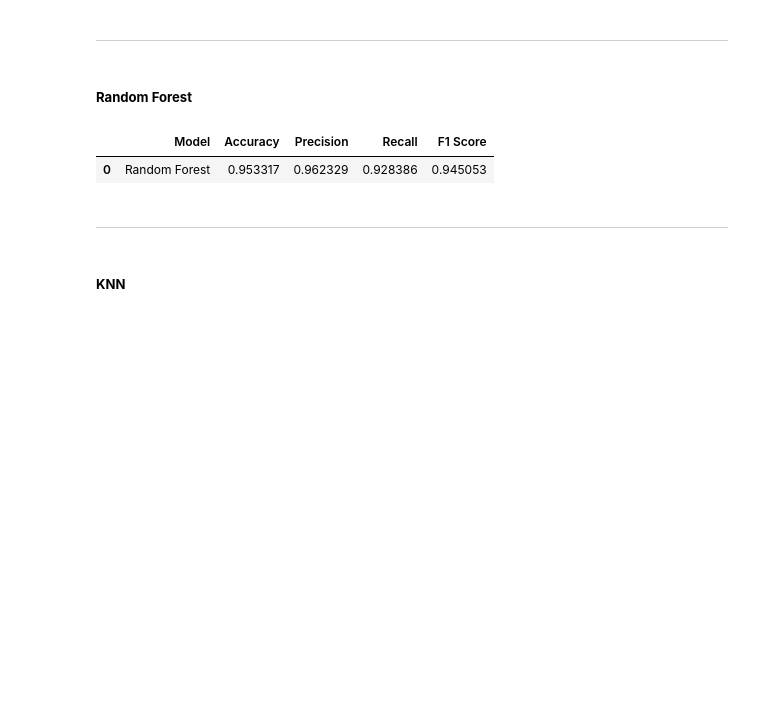
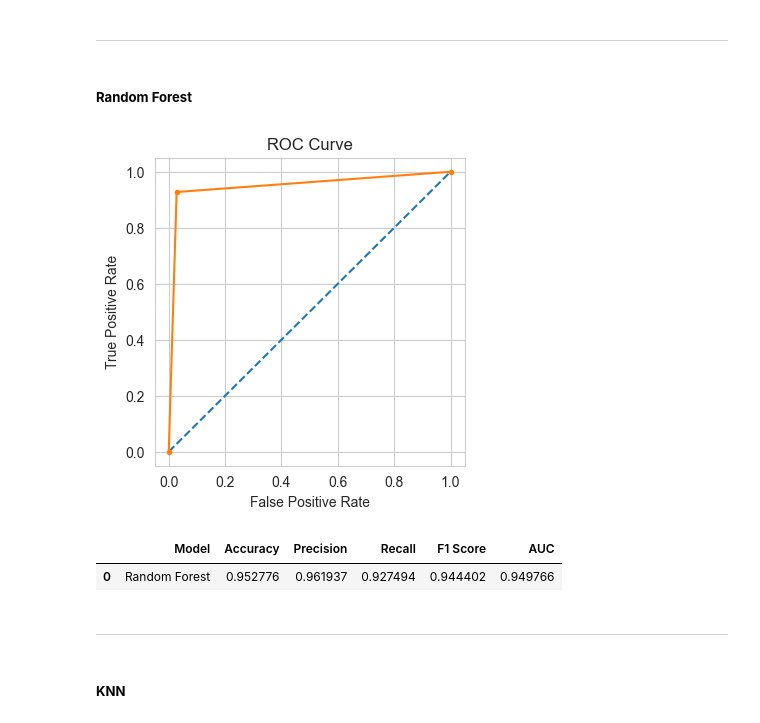
Before and after one commit to Chargent/Trains-Customers-Satisfaction-Machine-Learning-Project, a Jupyter notebook: main.ipynb, the cells around one changed output. Saved outputs shown, nothing was run; the diff lists cells and outputs as text; code cells hidden in the pictures; blank space fills up the shorter version.

```diff
--- a/main.ipynb
+++ b/main.ipynb
@@ -881,7 +888,7 @@ DT_gridcv = GridSearchCV(
 DT_gridcv.fit(training, training_check)
 
 # Printing the best parameters
-grid_bestparams_DT = DT_gridcv.bestparams
+grid_bestparams_DT = DT_gridcv.best_params_
 print(f"Best paramters: {grid_bestparams_DT}")
 
 # Initializing the model with the best parameters
@@ -944,7 +961,7 @@ RF_randcv = RandomizedSearchCV(
     Random_Forest,
     scoring='accuracy',
     param_distributions=random_grid_RF,
-    n_iter=3,
+    n_iter=10,
     cv=5,
     verbose=1,
     random_state=69,
@@ -1269,33 +1310,34 @@ cm
 # %%
 #run the model on the test set using the best parameters
 prediction_RF = RF_bestparams.predict(test_encoded)
 
 # Calculating the performance metrics
 accuracy_RF = accuracy_score(test_check, prediction_RF)
 precision_RF = precision_score(test_check, prediction_RF)
 recall_RF = recall_score(test_check, prediction_RF)
 f1_RF = f1_score(test_check, prediction_RF)
 
 # Calculting the ROC Score
-fpr, tpr, thresholds = roc_curve(validation_test_check, prediction_RF)
+fpr, tpr, thresholds = roc_curve(test_check, prediction_RF)
 auc_RF = auc(fpr, tpr)
 
 # Plotting the ROC Curve
 plt.plot([0, 1], [0, 1], linestyle='--')
 plt.plot(fpr, tpr, marker='.')
 plt.rcParams['figure.figsize'] = [4, 4]
 plt.title('ROC Curve')
 plt.xlabel('False Positive Rate')
 plt.ylabel('True Positive Rate')
 plt.show()
 
 # Printing the results in a dataframe
 results_rf = pd.DataFrame(data=[['Random Forest', accuracy_RF, precision_RF, recall_RF, f1_RF, auc_RF]],
                         columns=['Model', 'Accuracy', 'Precision', 'Recall', 'F1 Score', 'AUC'])
 results_rf
 # %% [output]
+[figure, added]
-|  | Model | Accuracy | Precision | Recall | F1 Score |
-| 0 | Random Forest | 0.953317 | 0.962329 | 0.928386 | 0.945053 |
+|  | Model | Accuracy | Precision | Recall | F1 Score | AUC |
+| 0 | Random Forest | 0.952776 | 0.961937 | 0.927494 | 0.944402 | 0.949766 |
 # %%
 cm = confusion_matrix(validation_test_check, prediction_RF)
 cm = pd.DataFrame(cm, index=['Actual Negative', 'Actual Positive'], columns=['Predicted Negative', 'Predicted Positive'])
```
Also changed, not shown: parts of 31 cells of this notebook.
